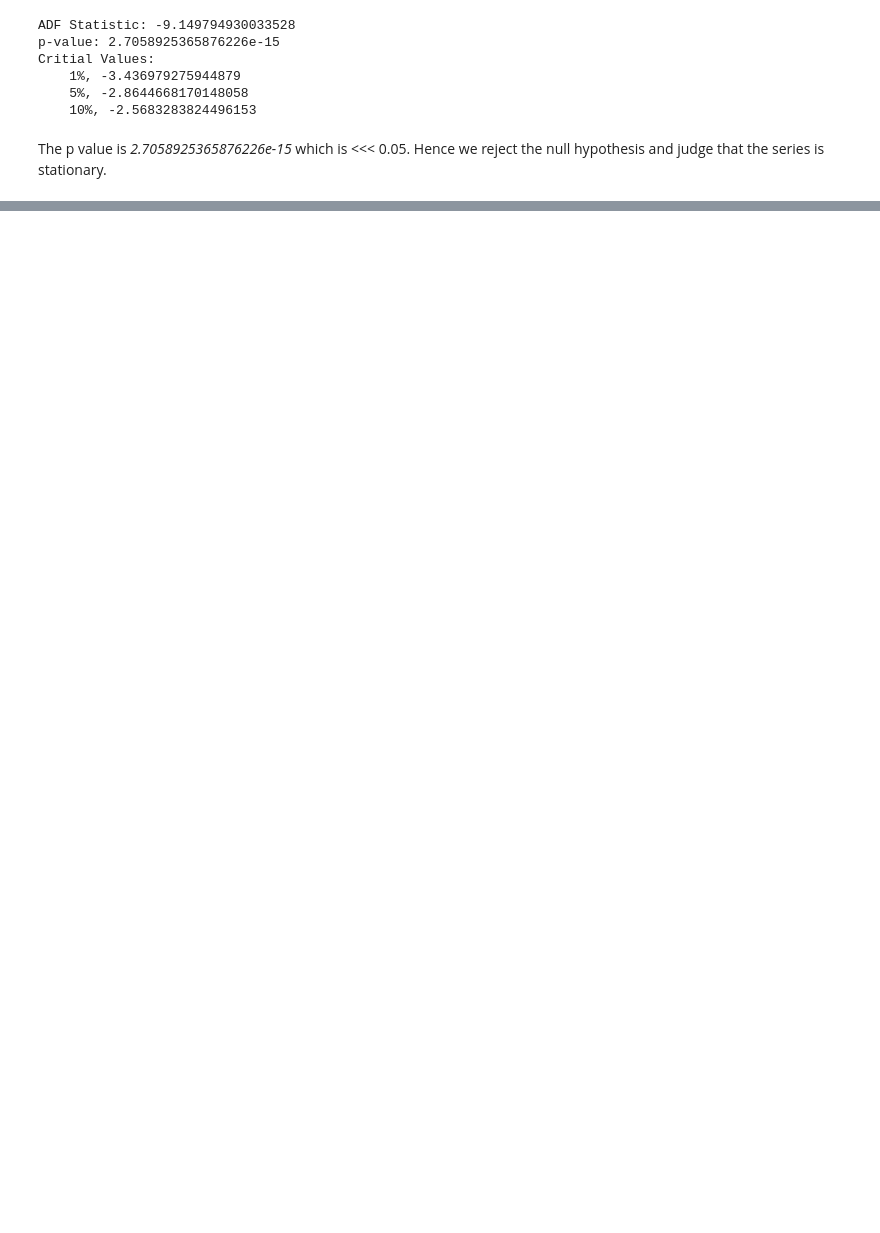
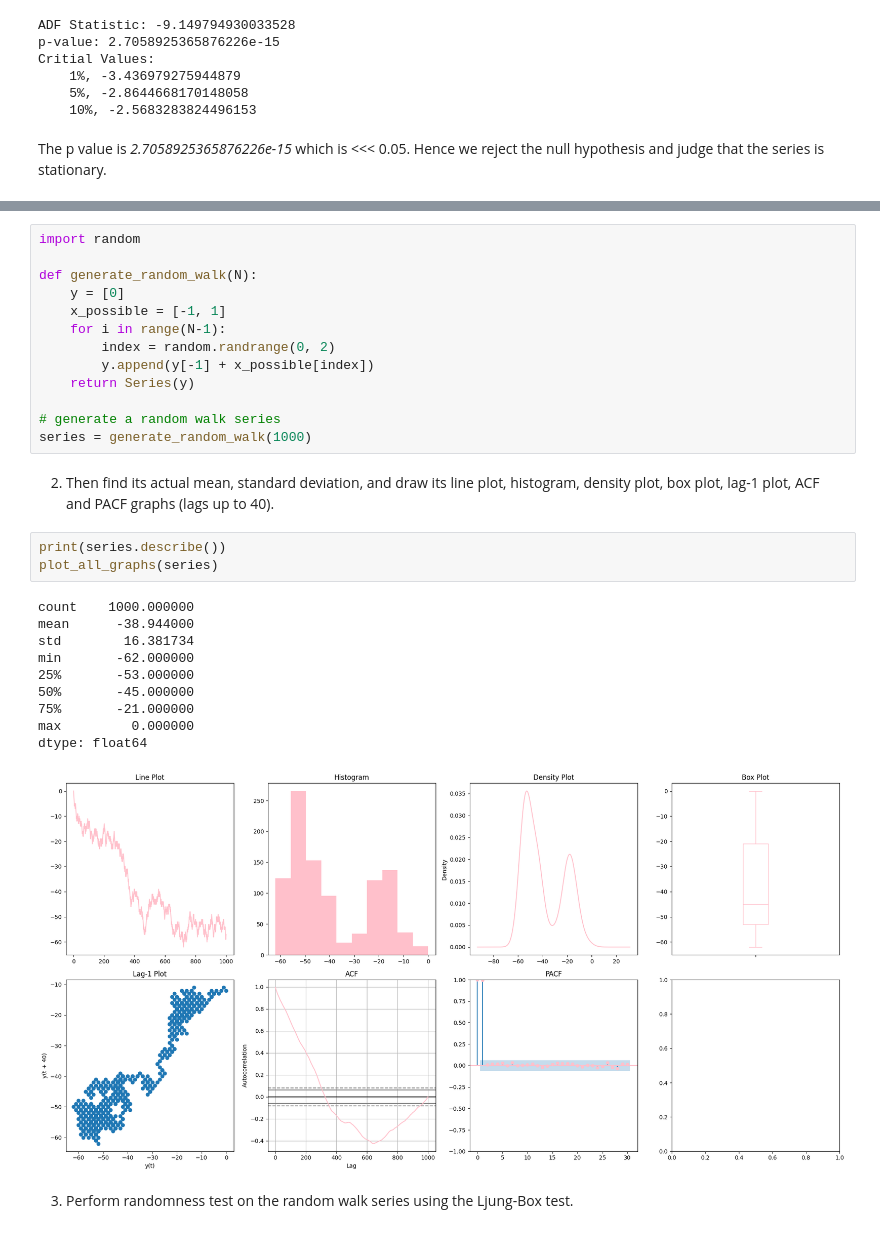
Before and after one commit to R4phou/kth-IL2233-labs, a Jupyter notebook: Lab1/lab1.ipynb, the cells around one changed output, grey strips where cells are left out. Drawn from its saved outputs; the diff is of its cells as text; blank space fills up the shorter version.

```diff
--- a/Lab1/lab1.ipynb
+++ b/Lab1/lab1.ipynb
@@ -173,0 +180,32 @@ The p value is *2.7058925365876226e-15* which is <<< 0.05. Hence we reject the n
+# %%
+import random
+
+def generate_random_walk(N):
+    y = [0]
+    x_possible = [-1, 1]
+    for i in range(N-1):
+        index = random.randrange(0, 2)
+        y.append(y[-1] + x_possible[index])
+    return Series(y)
+
+# generate a random walk series
+series = generate_random_walk(1000)
+# %% [markdown]
+2. Then find its actual mean, standard deviation, and draw its line plot, histogram,
+density plot, box plot, lag-1 plot, ACF and PACF graphs (lags up to 40).
+# %%
+print(series.describe())
+plot_all_graphs(series)
+# %% [output]
+count    1000.000000
+mean      -38.944000
+std        16.381734
+min       -62.000000
+25%       -53.000000
+50%       -45.000000
+75%       -21.000000
+max         0.000000
+dtype: float64
+[figure, added]
+# %% [markdown]
+3. Perform randomness test on the random walk series using the Ljung-Box test.
```
Also changed, not shown: parts of 14 cells of this notebook.
